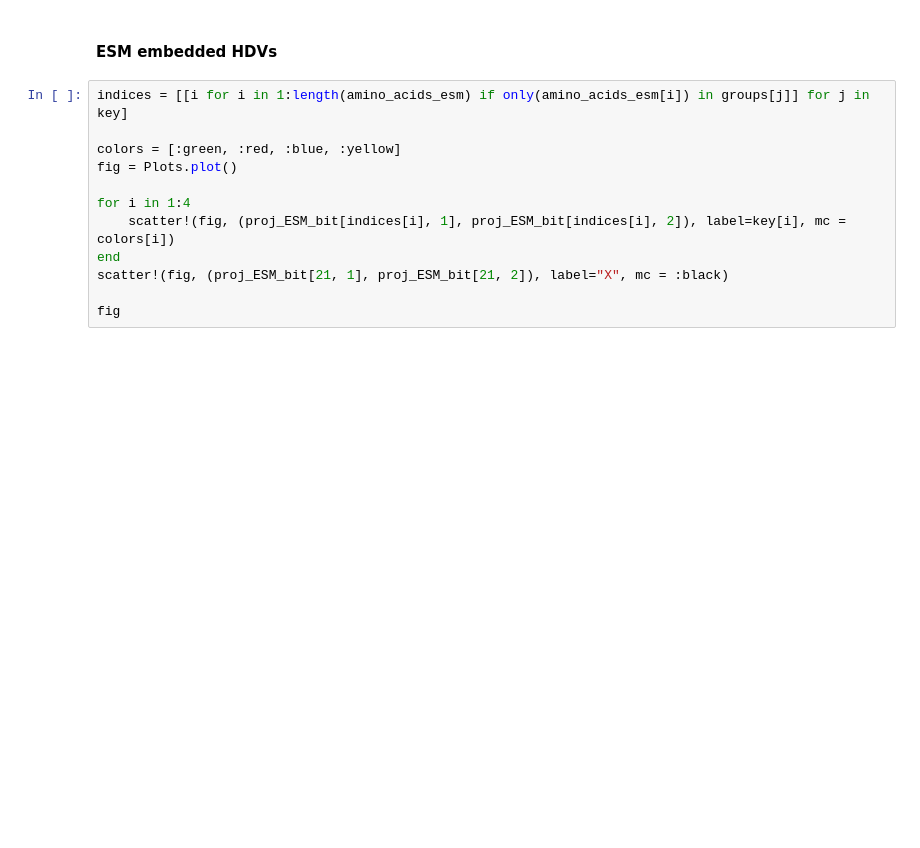
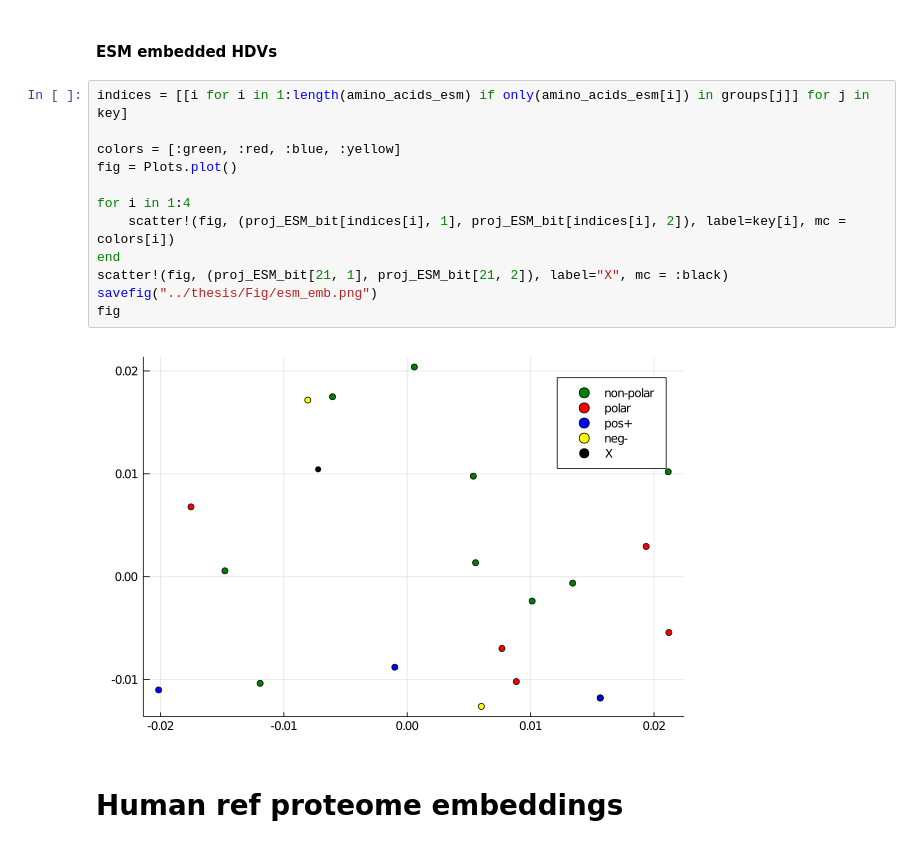
Before and after one commit to Micjanov/Master-Thesis, a Jupyter notebook: notebooks/AA_embeddings.ipynb, the cells around one changed output. Cells and saved outputs as stored; diff of their text form; blank space fills up the shorter version.

```diff
--- a/notebooks/AA_embeddings.ipynb
+++ b/notebooks/AA_embeddings.ipynb
@@ -128,12 +122,16 @@ fig
 # %%
 indices = [[i for i in 1:length(amino_acids_esm) if only(amino_acids_esm[i]) in groups[j]] for j in key]
 
 colors = [:green, :red, :blue, :yellow]
 fig = Plots.plot()
 
 for i in 1:4
     scatter!(fig, (proj_ESM_bit[indices[i], 1], proj_ESM_bit[indices[i], 2]), label=key[i], mc = colors[i])
 end
 scatter!(fig, (proj_ESM_bit[21, 1], proj_ESM_bit[21, 2]), label="X", mc = :black)
-
+savefig("../thesis/Fig/esm_emb.png")
 fig
+# %% [output]
+[figure, added]
+# %% [markdown]
+# Human ref proteome embeddings
```
Also changed, not shown: parts of 20 cells of this notebook, 10 other files.
